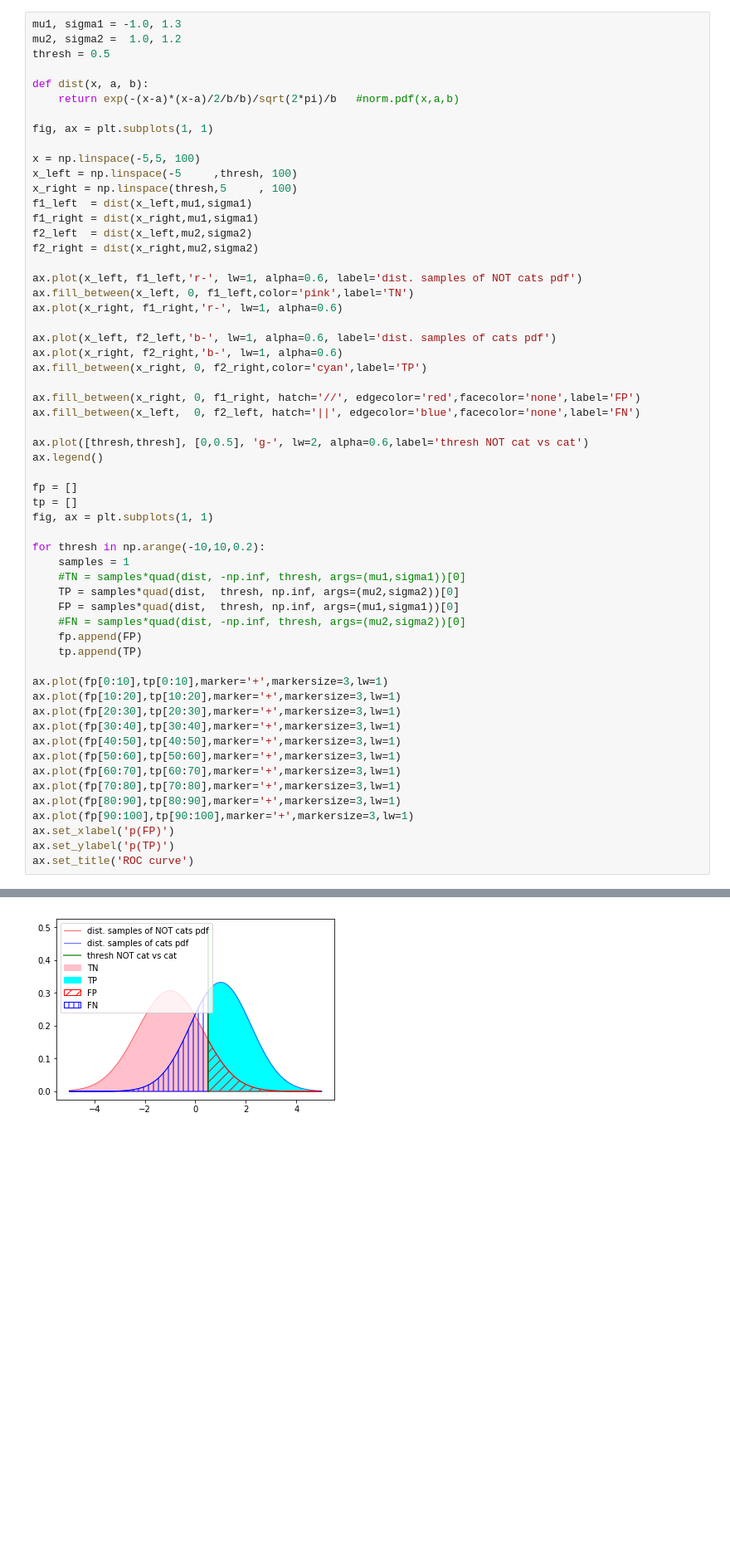
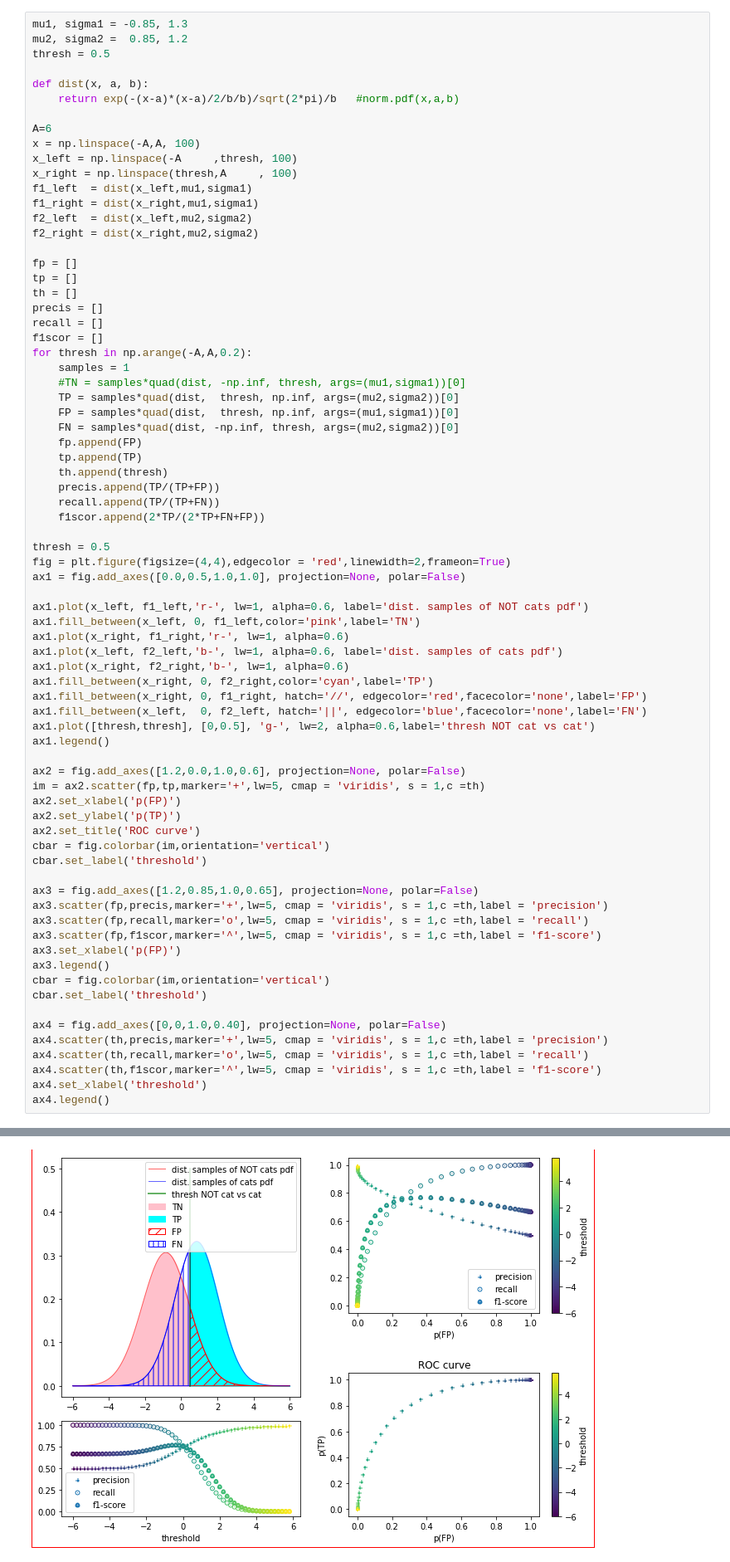
Before and after one commit to cthierfelder/PhysicsInPython, a Jupyter notebook: 12_StatisticsROC.ipynb, the cells around one changed output, grey strips where cells are left out. Shown: that part at 83% size. Drawn from its saved outputs; the diff is of its cells as text; blank space fills up the shorter version.

```diff
--- a/12_StatisticsROC.ipynb
+++ b/12_StatisticsROC.ipynb
@@ -86,61 +86,77 @@ p(FP) - error type 1
 p(FN) - error type 2
 [figure]
 # %%
-mu1, sigma1 = -1.0, 1.3
-mu2, sigma2 =  1.0, 1.2
+mu1, sigma1 = -0.85, 1.3
+mu2, sigma2 =  0.85, 1.2
 thresh = 0.5
 
 def dist(x, a, b):
     return exp(-(x-a)*(x-a)/2/b/b)/sqrt(2*pi)/b   #norm.pdf(x,a,b)
 
-fig, ax = plt.subplots(1, 1)
-
-x = np.linspace(-5,5, 100)
-x_left = np.linspace(-5     ,thresh, 100)
-x_right = np.linspace(thresh,5     , 100)
+A=6
+x = np.linspace(-A,A, 100)
+x_left = np.linspace(-A     ,thresh, 100)
+x_right = np.linspace(thresh,A     , 100)
 f1_left  = dist(x_left,mu1,sigma1)
 f1_right = dist(x_right,mu1,sigma1)
 f2_left  = dist(x_left,mu2,sigma2)
 f2_right = dist(x_right,mu2,sigma2)
 
-ax.plot(x_left, f1_left,'r-', lw=1, alpha=0.6, label='dist. samples of NOT cats pdf')
-ax.fill_between(x_left, 0, f1_left,color='pink',label='TN')
-ax.plot(x_right, f1_right,'r-', lw=1, alpha=0.6)
-
-ax.plot(x_left, f2_left,'b-', lw=1, alpha=0.6, label='dist. samples of cats pdf')
-ax.plot(x_right, f2_right,'b-', lw=1, alpha=0.6)
-ax.fill_between(x_right, 0, f2_right,color='cyan',label='TP')
-
-ax.fill_between(x_right, 0, f1_right, hatch='//', edgecolor='red',facecolor='none',label='FP')
-ax.fill_between(x_left,  0, f2_left, hatch='||', edgecolor='blue',facecolor='none',label='FN')
-
-ax.plot([thresh,thresh], [0,0.5], 'g-', lw=2, alpha=0.6,label='thresh NOT cat vs cat')
-ax.legend()
-
 fp = []
 tp = []
-fig, ax = plt.subplots(1, 1)
-
-for thresh in np.arange(-10,10,0.2):
+th = []
+precis = []
+recall = []
+f1scor = []
+for thresh in np.arange(-A,A,0.2):
     samples = 1
     #TN = samples*quad(dist, -np.inf, thresh, args=(mu1,sigma1))[0]
     TP = samples*quad(dist,  thresh, np.inf, args=(mu2,sigma2))[0]
     FP = samples*quad(dist,  thresh, np.inf, args=(mu1,sigma1))[0]
-    #FN = samples*quad(dist, -np.inf, thresh, args=(mu2,sigma2))[0]
+    FN = samples*quad(dist, -np.inf, thresh, args=(mu2,sigma2))[0]
     fp.append(FP)
     tp.append(TP)
+    th.append(thresh)
+    precis.append(TP/(TP+FP))
+    recall.append(TP/(TP+FN))
+    f1scor.append(2*TP/(2*TP+FN+FP))
 
-ax.plot(fp[0:10],tp[0:10],marker='+',markersize=3,lw=1)
-ax.plot(fp[10:20],tp[10:20],marker='+',markersize=3,lw=1)
-ax.plot(fp[20:30],tp[20:30],marker='+',markersize=3,lw=1)
-ax.plot(fp[30:40],tp[30:40],marker='+',markersize=3,lw=1)
-ax.plot(fp[40:50],tp[40:50],marker='+',markersize=3,lw=1)
-ax.plot(fp[50:60],tp[50:60],marker='+',markersize=3,lw=1)
-ax.plot(fp[60:70],tp[60:70],marker='+',markersize=3,lw=1)
-ax.plot(fp[70:80],tp[70:80],marker='+',markersize=3,lw=1)
-ax.plot(fp[80:90],tp[80:90],marker='+',markersize=3,lw=1)
-ax.plot(fp[90:100],tp[90:100],marker='+',markersize=3,lw=1)
-ax.set_xlabel('p(FP)')
-ax.set_ylabel('p(TP)')
-ax.set_title('ROC curve')
+thresh = 0.5
+fig = plt.figure(figsize=(4,4),edgecolor = 'red',linewidth=2,frameon=True)
+ax1 = fig.add_axes([0.0,0.5,1.0,1.0], projection=None, polar=False)
+
+ax1.plot(x_left, f1_left,'r-', lw=1, alpha=0.6, label='dist. samples of NOT cats pdf')
+ax1.fill_between(x_left, 0, f1_left,color='pink',label='TN')
+ax1.plot(x_right, f1_right,'r-', lw=1, alpha=0.6)
+ax1.plot(x_left, f2_left,'b-', lw=1, alpha=0.6, label='dist. samples of cats pdf')
+ax1.plot(x_right, f2_right,'b-', lw=1, alpha=0.6)
+ax1.fill_between(x_right, 0, f2_right,color='cyan',label='TP')
+ax1.fill_between(x_right, 0, f1_right, hatch='//', edgecolor='red',facecolor='none',label='FP')
+ax1.fill_between(x_left,  0, f2_left, hatch='||', edgecolor='blue',facecolor='none',label='FN')
+ax1.plot([thresh,thresh], [0,0.5], 'g-', lw=2, alpha=0.6,label='thresh NOT cat vs cat')
+ax1.legend()
+
+ax2 = fig.add_axes([1.2,0.0,1.0,0.6], projection=None, polar=False)
+im = ax2.scatter(fp,tp,marker='+',lw=5, cmap = 'viridis', s = 1,c =th)
+ax2.set_xlabel('p(FP)')
+ax2.set_ylabel('p(TP)')
+ax2.set_title('ROC curve')
+cbar = fig.colorbar(im,orientation='vertical')
+cbar.set_label('threshold')
+
+ax3 = fig.add_axes([1.2,0.85,1.0,0.65], projection=None, polar=False)
+ax3.scatter(fp,precis,marker='+',lw=5, cmap = 'viridis', s = 1,c =th,label = 'precision')
+ax3.scatter(fp,recall,marker='o',lw=5, cmap = 'viridis', s = 1,c =th,label = 'recall')
+ax3.scatter(fp,f1scor,marker='^',lw=5, cmap = 'viridis', s = 1,c =th,label = 'f1-score')
+ax3.set_xlabel('p(FP)')
+ax3.legend()
+cbar = fig.colorbar(im,orientation='vertical')
+cbar.set_label('threshold')
+
+ax4 = fig.add_axes([0,0,1.0,0.40], projection=None, polar=False)
+ax4.scatter(th,precis,marker='+',lw=5, cmap = 'viridis', s = 1,c =th,label = 'precision')
+ax4.scatter(th,recall,marker='o',lw=5, cmap = 'viridis', s = 1,c =th,label = 'recall')
+ax4.scatter(th,f1scor,marker='^',lw=5, cmap = 'viridis', s = 1,c =th,label = 'f1-score')
+ax4.set_xlabel('threshold')
+ax4.legend()
 # %% [output]
@@ -148 +164 @@ Text(0.5, 1.0, 'ROC curve')
-[figure, old version]
+[figure, new version]
```
Also changed, not shown: parts of 3 cells of this notebook.
